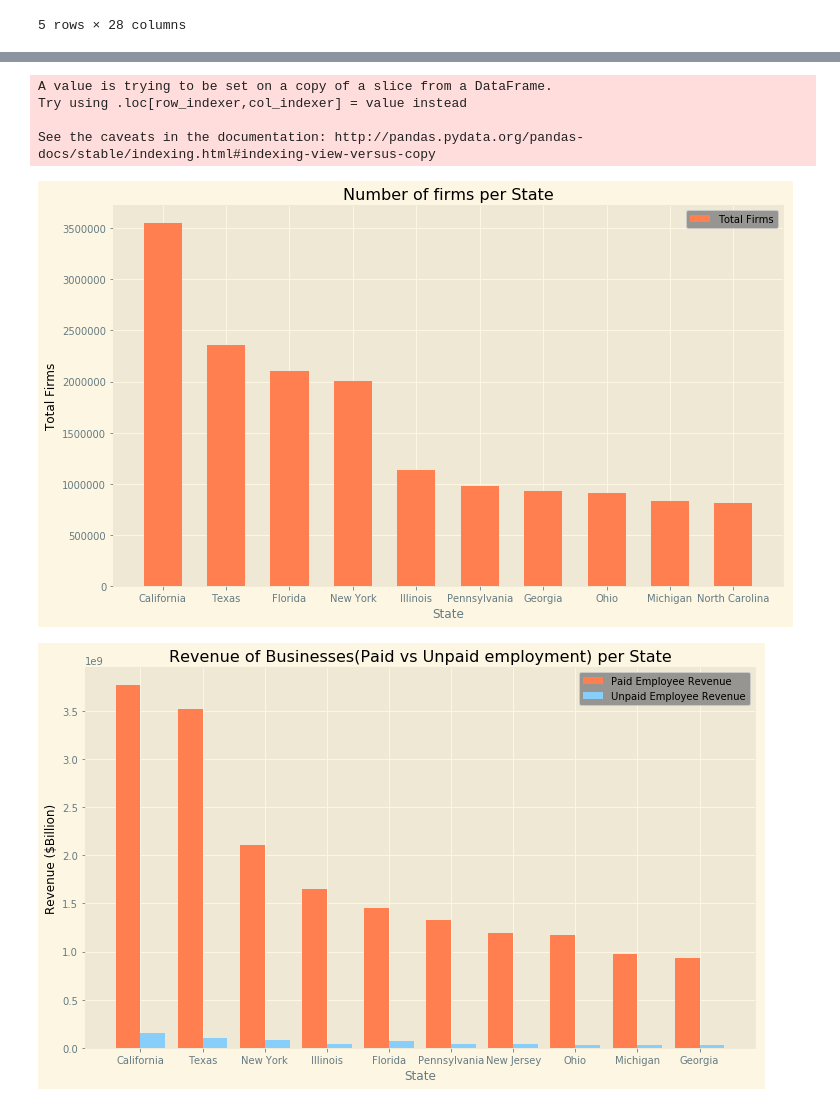
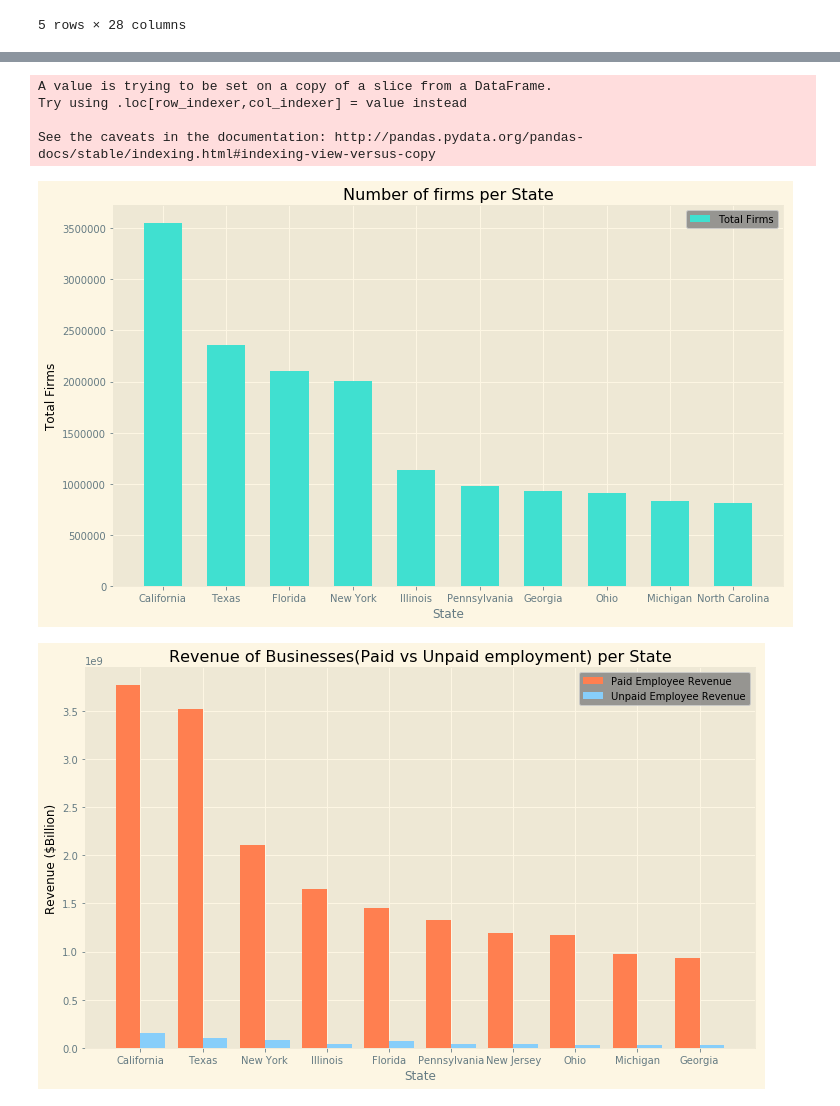
Before and after one commit to tafolabi/Project_Alpha, a Jupyter notebook: Project_Alpha.ipynb, the cells around one changed output, grey strips where cells are left out. Cells and saved outputs as stored; diff of their text form; code cells hidden in the pictures.

```diff
--- a/Project_Alpha.ipynb
+++ b/Project_Alpha.ipynb
@@ -66,35 +66,35 @@ new_data['Number of Firms'] = new_data['Number of Firms'].astype(float)
 #groupby state and maximum number of firms to extract total firms in each state
 state_firms = new_data.groupby('State').agg({'Number of Firms':'max'})
 #sort values in ascending order to get the 10 highest states
 state_firms = state_firms.sort_values("Number of Firms", ascending=False)
 #select the top 10 states
 state_firms = state_firms.head(10)
 # reset index of the data frame
 state_firms.reset_index(inplace=True)
 # add all values to a list to plot bar chart
 state_firms_x = state_firms["State"].tolist()
 state_firms_y = state_firms["Number of Firms"].tolist()
 #plot the bar chart for the 10 cities
 xpos = np.arange(len(state_firms_x))
 plt.xticks(xpos, state_firms_x)
 plt.bar(state_firms_x, state_firms_y, width=0.6,
-        label='Total Firms', facecolor='coral', align="center")
+        label='Total Firms', facecolor='turquoise', align="center")
 legend = plt.legend()
 plt.rcParams['figure.figsize']= (12,7)
 
 plt.style.use('Solarize_Light2')
 legend.get_frame().set_facecolor('grey')
 
 plt.title('Number of firms per State', color='black')
 plt.ylabel('Total Firms', color='black')
 plt.xlabel("State")
 plt.savefig("Output/Revenue_state2012.png")
 # %% [output]
 A value is trying to be set on a copy of a slice from a DataFrame.
 Try using .loc[row_indexer,col_indexer] = value instead
 
 See the caveats in the documentation: http://pandas.pydata.org/pandas-docs/stable/indexing.html#indexing-view-versus-copy
-[figure, old version]
+[figure, new version]
 # %%
 #change all values in the dataframe with "S" to 0
 my_new_data = new_data.replace({'S': 0})
```
Also changed, not shown: parts of 9 cells of this notebook, 10 other files.
